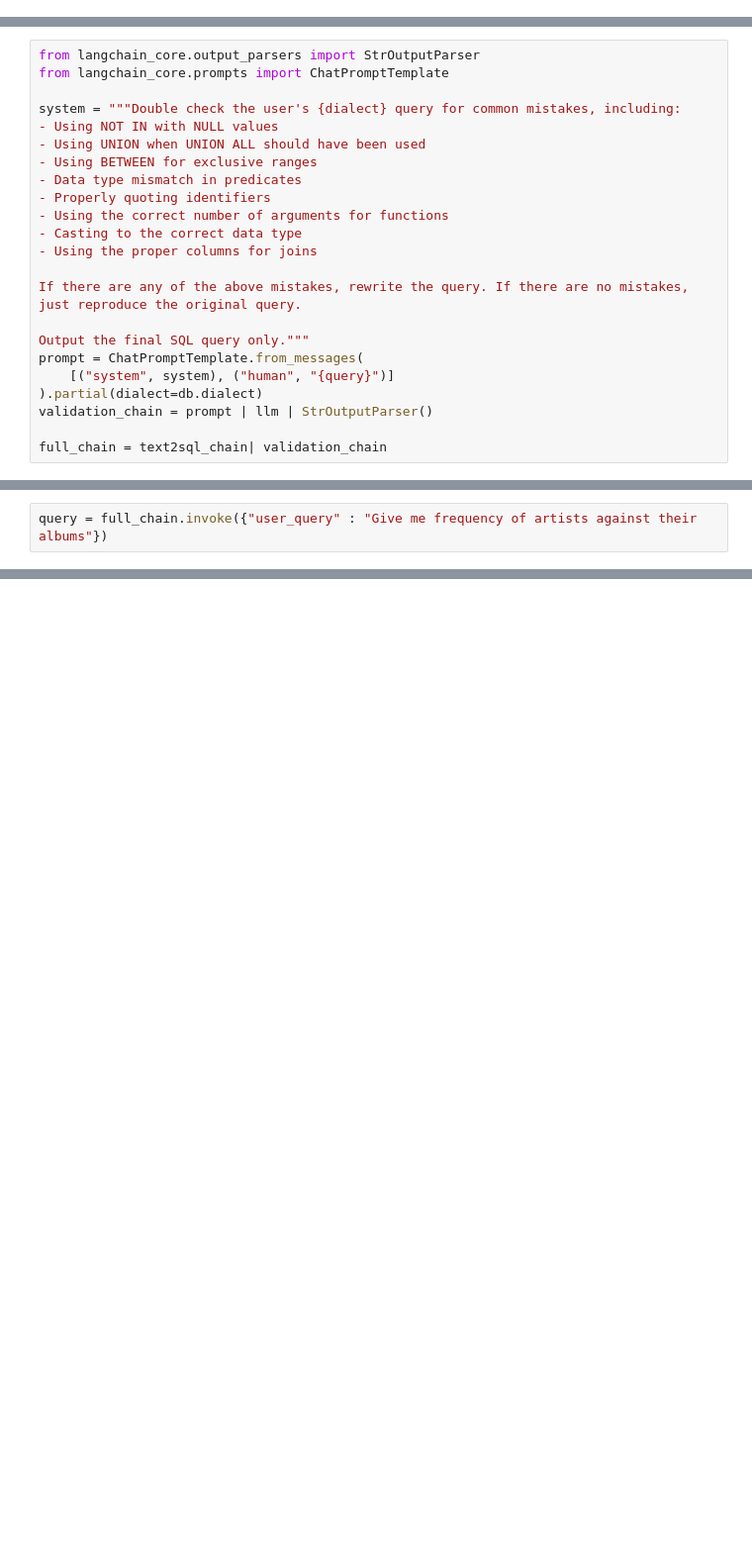
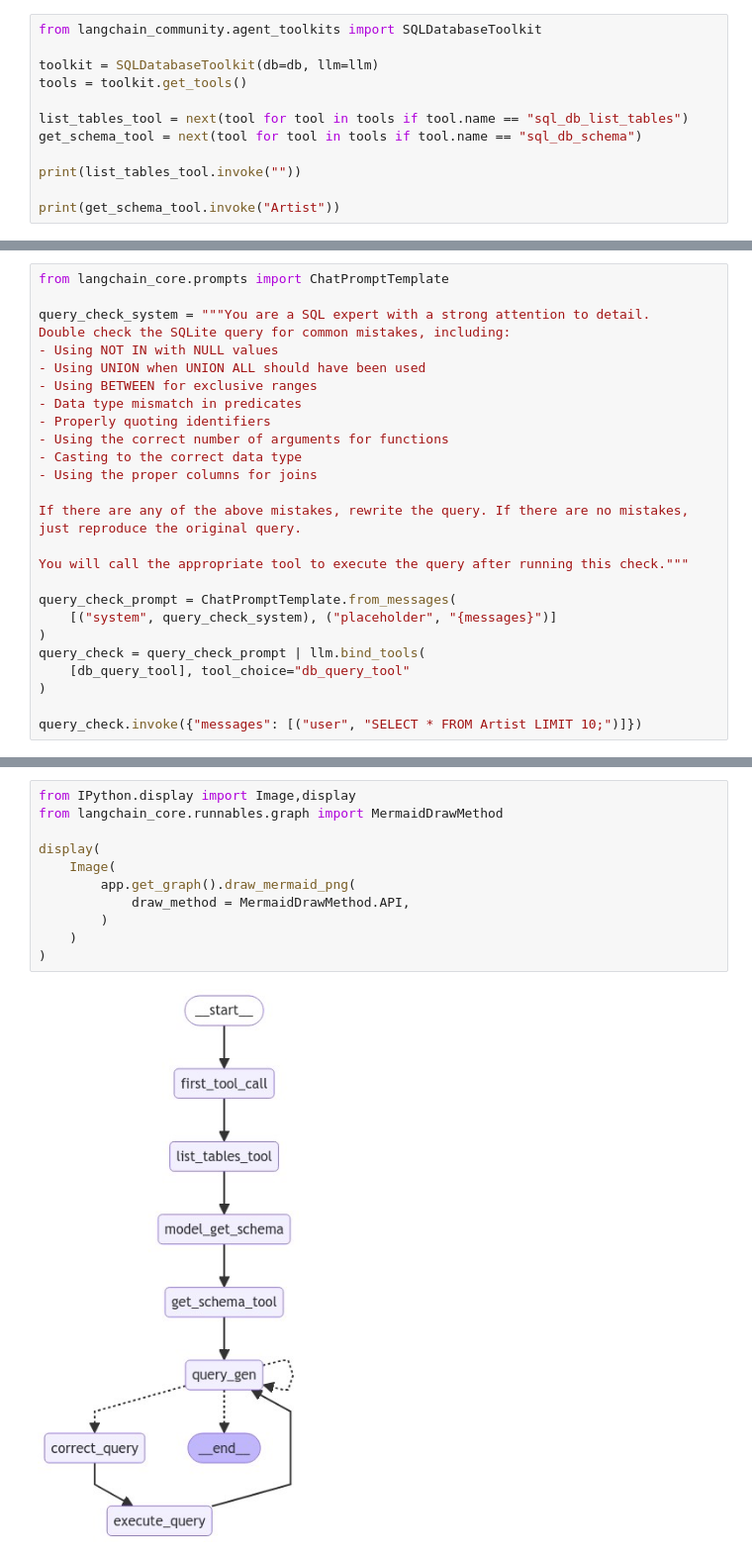
Before and after one commit to Player256/sql-agent, a Jupyter notebook: sql-agent.ipynb, the cells around one changed output, grey strips where cells are left out. Shown at 99% size. Drawn from its saved outputs; the diff is of its cells as text; blank space fills up the shorter version.

```diff
--- a/sql-agent.ipynb
+++ b/sql-agent.ipynb
@@ -338,0 +85,12 @@ db.run(response)
+# %%
+from langchain_community.agent_toolkits import SQLDatabaseToolkit
+
+toolkit = SQLDatabaseToolkit(db=db, llm=llm)
+tools = toolkit.get_tools()
+
+list_tables_tool = next(tool for tool in tools if tool.name == "sql_db_list_tables")
+get_schema_tool = next(tool for tool in tools if tool.name == "sql_db_schema")
+
+print(list_tables_tool.invoke(""))
+
+print(get_schema_tool.invoke("Artist"))
@@ -339,8 +131,8 @@ db.run(response)
 # %%
-from langchain_core.output_parsers import StrOutputParser
 from langchain_core.prompts import ChatPromptTemplate
 
-system = """Double check the user's {dialect} query for common mistakes, including:
+query_check_system = """You are a SQL expert with a strong attention to detail.
+Double check the SQLite query for common mistakes, including:
 - Using NOT IN with NULL values
 - Using UNION when UNION ALL should have been used
 - Using BETWEEN for exclusive ranges
@@ -352,10 +144,13 @@ system = """Double check the user's {dialect} query for common mistakes, includi
 
 If there are any of the above mistakes, rewrite the query. If there are no mistakes, just reproduce the original query.
 
-Output the final SQL query only."""
-prompt = ChatPromptTemplate.from_messages(
-    [("system", system), ("human", "{query}")]
-).partial(dialect=db.dialect)
-validation_chain = prompt | llm | StrOutputParser()
+You will call the appropriate tool to execute the query after running this check."""
 
-full_chain = text2sql_chain| validation_chain
+query_check_prompt = ChatPromptTemplate.from_messages(
+    [("system", query_check_system), ("placeholder", "{messages}")]
+)
+query_check = query_check_prompt | llm.bind_tools(
+    [db_query_tool], tool_choice="db_query_tool"
+)
+
+query_check.invoke({"messages": [("user", "SELECT * FROM Artist LIMIT 10;")]})
@@ -362,2 +158,0 @@ full_chain = text2sql_chain| validation_chain
-# %%
-query = full_chain.invoke({"user_query" : "Give me frequency of artists against their albums"})
@@ -431,0 +318,13 @@ print(result)
+# %%
+from IPython.display import Image,display
+from langchain_core.runnables.graph import MermaidDrawMethod
+
+display(
+    Image(
+        app.get_graph().draw_mermaid_png(
+            draw_method = MermaidDrawMethod.API,
+        )
+    )
+)
+# %% [output]
+[figure, added]
```
Also changed, not shown: parts of 25 cells of this notebook, 1 other file.
